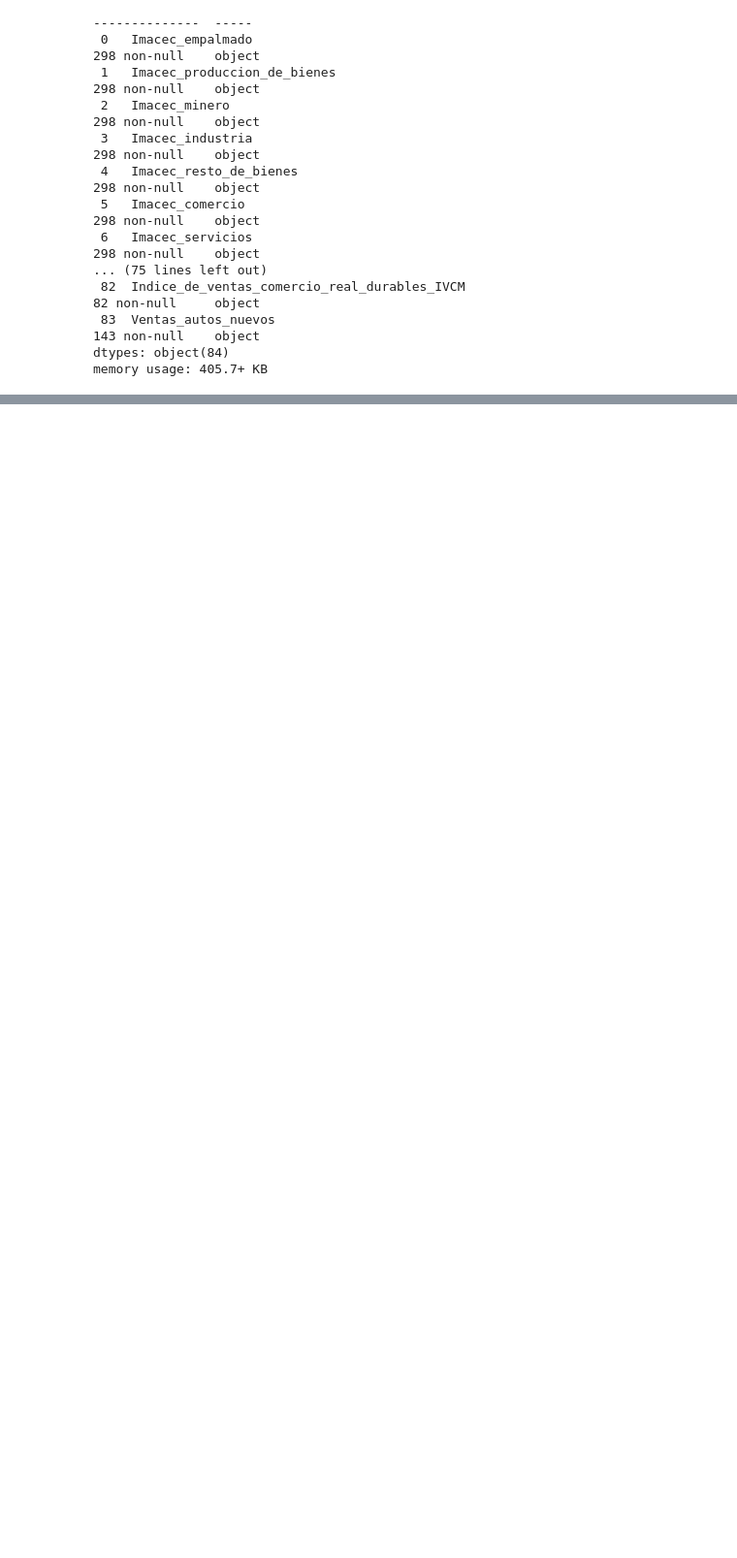
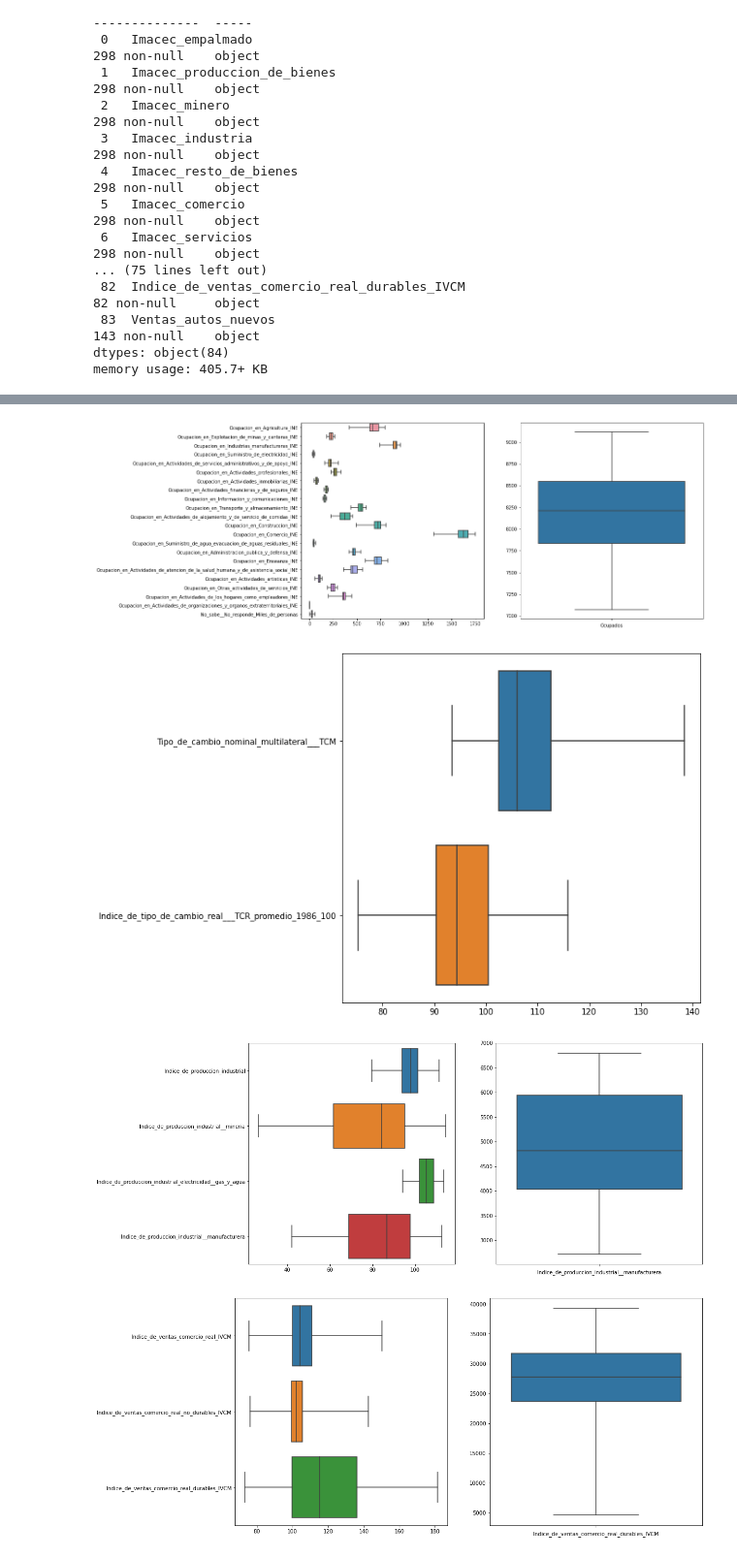
Before and after one commit to maniconaji/desafio_spike_precios, a Jupyter notebook: DesafíoSpikeManuelHuerta_v2.ipynb, the cells around one changed output, grey strips where cells are left out. Shown at 97% size. Saved outputs shown, nothing was run; the diff lists cells and outputs as text; code cells hidden in the pictures; blank space fills up the shorter version.

```diff
--- a/DesafíoSpikeManuelHuerta_v2.ipynb
+++ b/DesafíoSpikeManuelHuerta_v2.ipynb
@@ -798,0 +135,12 @@ bc2[columnas_objetivo].describe(percentiles=[.01, .05, .25, .5, .75, .95, .99]).
+# %%
+%%time
+from reconstruccion_series import SeriesBC_IMACEC, SeriesBC_PIB, SeriesBC_Precio, SeriesBC_Ocupacion, SeriesBC_TCMTCR
+from reconstruccion_series import SeriesBC_Produccion, SeriesBc_Ventas
+bc = SeriesBC_IMACEC(bc)
+bc = SeriesBC_PIB(bc)
+bc = SeriesBC_Precio(bc)
+bc = SeriesBC_Ocupacion(bc)
+bc = SeriesBC_TCMTCR(bc)
+bc = SeriesBC_Produccion(bc)
+bc = SeriesBc_Ventas(bc)
+# %% [output]
@@ -799 +151,5 @@ bc2[columnas_objetivo].describe(percentiles=[.01, .05, .25, .5, .75, .95, .99]).
+[figure, added]
+[figure, added]
+[figure, added]
+[figure, added]
 # %%
```
Also changed, not shown: parts of 21 cells of this notebook, 3 other files.
